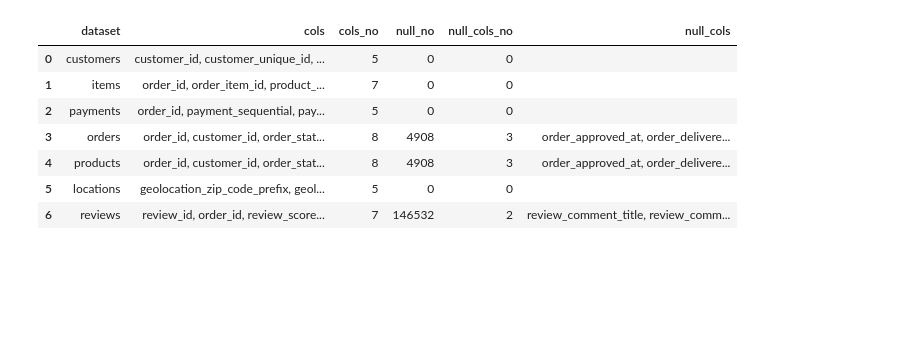
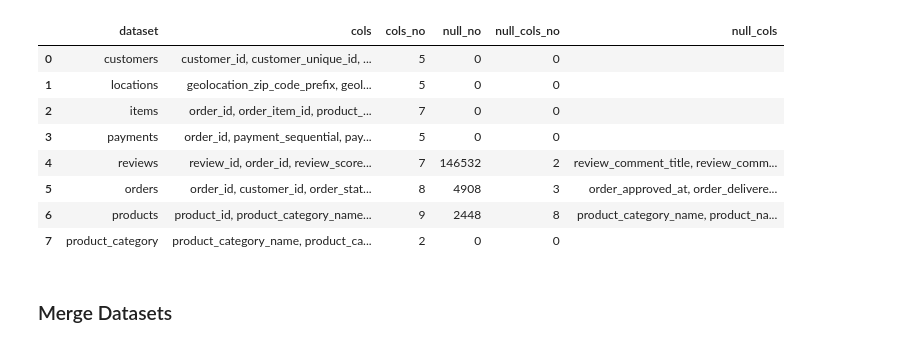
Before and after one commit to PixarJunkie/dsc-672-capstone-project, a Jupyter notebook: notebooks/data-exploration.ipynb, the cells around one changed output. Drawn from its saved outputs; the diff is of its cells as text; code cells hidden in the pictures; blank space fills up the shorter version.

```diff
--- a/notebooks/data-exploration.ipynb
+++ b/notebooks/data-exploration.ipynb
@@ -14,5 +14,6 @@ items = pd.read_csv(r'https://raw.githubusercontent.com/PixarJunkie/dsc-672-caps
 payments = pd.read_csv(r'https://raw.githubusercontent.com/PixarJunkie/dsc-672-capstone-project/main/data/olist_order_payments_dataset.csv')
 reviews = pd.read_csv(r'https://raw.githubusercontent.com/PixarJunkie/dsc-672-capstone-project/main/data/olist_order_reviews_dataset.csv')
 orders = pd.read_csv(r'https://raw.githubusercontent.com/PixarJunkie/dsc-672-capstone-project/main/data/olist_orders_dataset.csv')
-products = pd.read_csv(r'https://raw.githubusercontent.com/PixarJunkie/dsc-672-capstone-project/main/data/olist_orders_dataset.csv')
+products = pd.read_csv(r'https://raw.githubusercontent.com/PixarJunkie/dsc-672-capstone-project/main/data/olist_products_dataset.csv')
+product_category = pd.read_csv(r'https://raw.githubusercontent.com/PixarJunkie/dsc-672-capstone-project/main/data/product_category_name_translation%20(1).csv')
 # %% [markdown]
@@ -20,24 +39,25 @@ products = pd.read_csv(r'https://raw.githubusercontent.com/PixarJunkie/dsc-672-c
 # %%
-datasets = [customers, items, payments, orders, products, locations, reviews]
-col_names = ['customers', 'items', 'payments', 'orders', 'products', 'locations', 'reviews']
+datasets = [customers, locations, items, payments, reviews, orders, products, product_category]
+col_names = ['customers', 'locations', 'items', 'payments', 'reviews', 'orders', 'products', 'product_category']
 
 #To gather practical information about all datasets
 summary = pd.DataFrame({},)
-summary['dataset']= col_names
+summary['dataset'] = col_names
 summary['cols'] = [', '.join([col for col, null in df.isnull().sum().items() ]) for df in datasets]
-summary['cols_no']= [df.shape[1] for df in datasets]
-summary['null_no']= [df.isnull().sum().sum() for df in datasets]
-summary['null_cols_no']= [len([col for col, null in df.isnull().sum().items() if null > 0]) for df in datasets]
+summary['cols_no'] = [df.shape[1] for df in datasets]
+summary['null_no'] = [df.isnull().sum().sum() for df in datasets]
+summary['null_cols_no']  = [len([col for col, null in df.isnull().sum().items() if null > 0]) for df in datasets]
 summary['null_cols'] = [', '.join([col for col, null in df.isnull().sum().items() if null > 0]) for df in datasets]
 
 
-summary.style.background_gradient(cmap='coolwarm')
+summary.style.background_gradient(cmap = 'coolwarm')
 # %% [output]
 |  | dataset | cols | cols_no | null_no | null_cols_no | null_cols |
 | 0 | customers | customer_id, customer_unique_id, ... | 5 | 0 | 0 |  |
-| 1 | items | order_id, order_item_id, product_... | 7 | 0 | 0 |  |
-| 2 | payments | order_id, payment_sequential, pay... | 5 | 0 | 0 |  |
-| 3 | orders | order_id, customer_id, order_stat... | 8 | 4908 | 3 | order_approved_at, order_delivere... |
-| 4 | products | order_id, customer_id, order_stat... | 8 | 4908 | 3 | order_approved_at, order_delivere... |
-| 5 | locations | geolocation_zip_code_prefix, geol... | 5 | 0 | 0 |  |
-| 6 | reviews | review_id, order_id, review_score... | 7 | 146532 | 2 | review_comment_title, review_comm... |
+| 1 | locations | geolocation_zip_code_prefix, geol... | 5 | 0 | 0 |  |
+| 2 | items | order_id, order_item_id, product_... | 7 | 0 | 0 |  |
+| 3 | payments | order_id, payment_sequential, pay... | 5 | 0 | 0 |  |
+| 4 | reviews | review_id, order_id, review_score... | 7 | 146532 | 2 | review_comment_title, review_comm... |
+| 5 | orders | order_id, customer_id, order_stat... | 8 | 4908 | 3 | order_approved_at, order_delivere... |
+| 6 | products | product_id, product_category_name... | 9 | 2448 | 8 | product_category_name, product_na... |
+| 7 | product_category | product_category_name, product_ca... | 2 | 0 | 0 |  |
@@ -45,0 +64,2 @@ summary.style.background_gradient(cmap='coolwarm')
+# %% [markdown]
+### Merge Datasets
```
Also changed, not shown: parts of 16 cells of this notebook.
